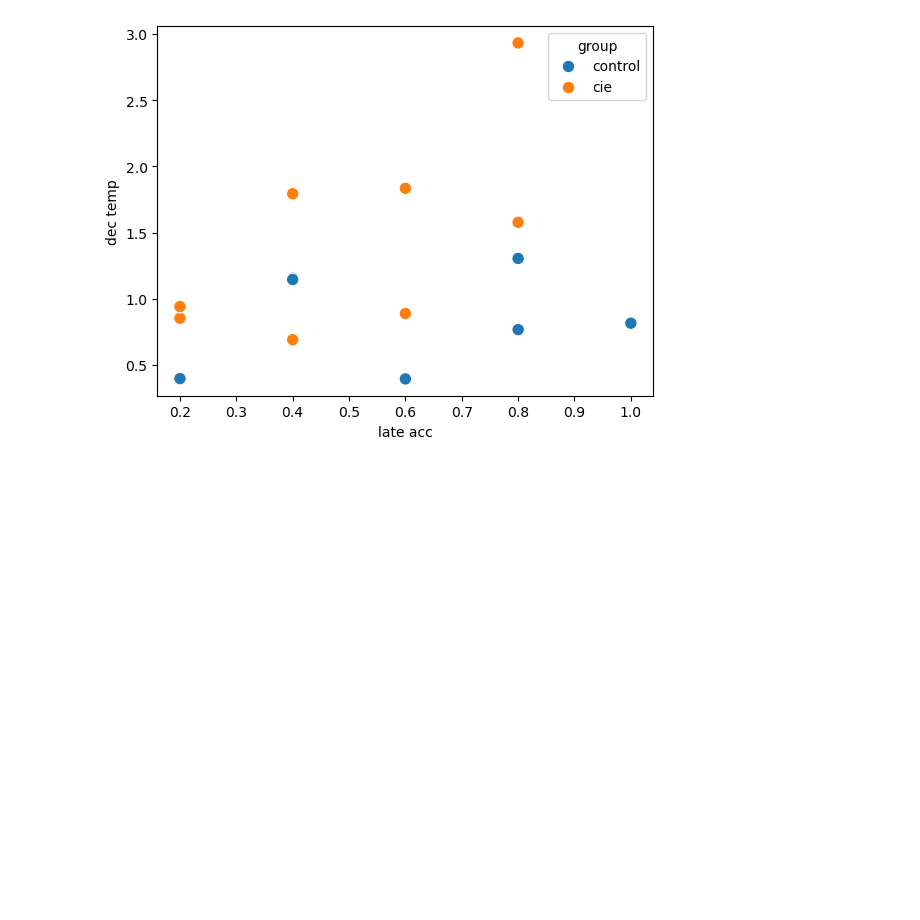
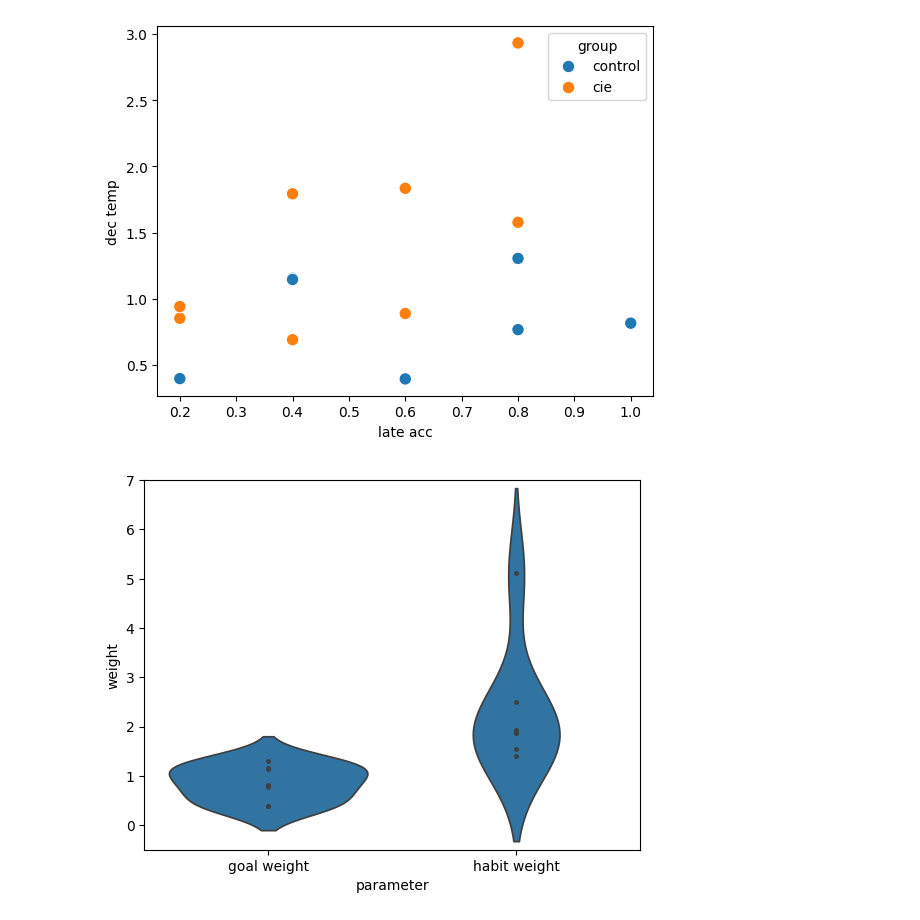
Before and after one commit to SSchwoebel/TMaze, a Jupyter notebook: cie_task/4a_analyze_inference.ipynb, the cells around one changed output. Saved outputs shown, nothing was run; the diff lists cells and outputs as text; code cells hidden in the pictures; blank space fills up the shorter version.

Commit message:
added nice summary plots to analyze_inference scripts

```diff
--- a/cie_task/4a_analyze_inference.ipynb
+++ b/cie_task/4a_analyze_inference.ipynb
@@ -631,3 +634,17 @@ plt.show()
 <Figure size 640x480 with 0 Axes>
 [figure]
 [figure]
+# %%
+n_control = len(control_beta)
+n_cie = len(cie_beta)
+# %%
+param_comp_control_dict = {"parameter": ["goal weight"]*n_control+["habit weight"]*n_control, "weight": np.append(control_dec_temp, control_hab_tend)}
+
+param_comp_control_df = pd.DataFrame(param_comp_control_dict)
+
+plt.figure()
+sns.violinplot(data=param_comp_control_df, y="weight", x="parameter", inner="point")
+plt.ylim([-0.5,7])
+plt.show()
+# %% [output]
+[figure, added]
```
Also changed, not shown: parts of 7 cells of this notebook, 2 other files.
